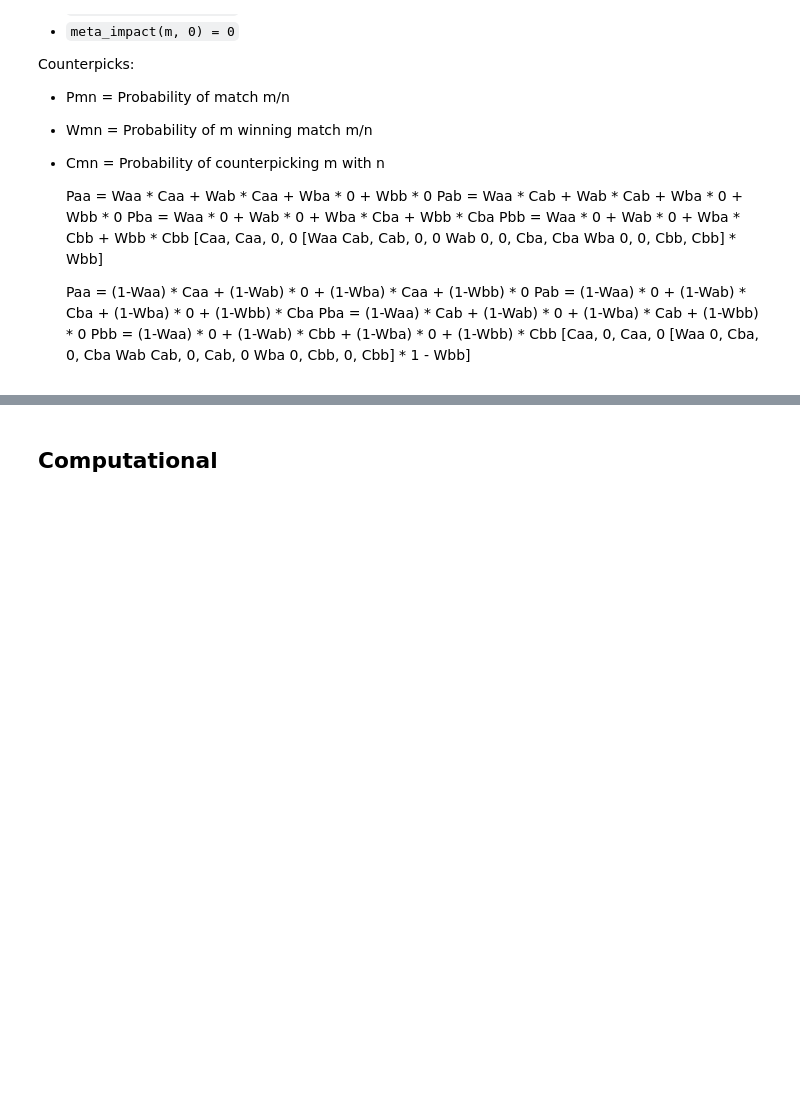
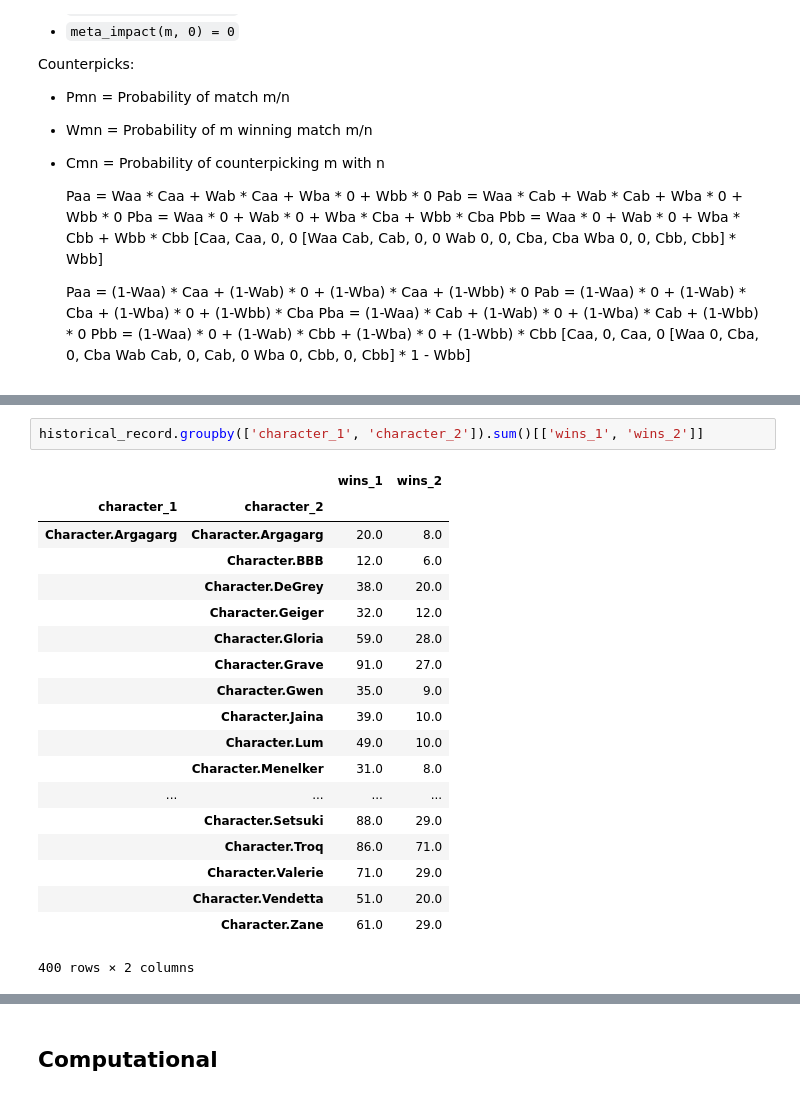
Before and after one commit to cpennington/yomi-skill, a Jupyter notebook: Counterpick Computations.ipynb, the cells around one changed output, grey strips where cells are left out. Cells and saved outputs as stored; diff of their text form; blank space fills up the shorter version.

```diff
--- a/Counterpick Computations.ipynb
+++ b/Counterpick Computations.ipynb
@@ -179,0 +262,22 @@ identity = pandas.DataFrame({
+# %%
+historical_record.groupby(['character_1', 'character_2']).sum()[['wins_1', 'wins_2']]
+# %% [output]
+|  |  | wins_1 | wins_2 |
+| character_1 | character_2 |  |  |
+| Character.Argagarg | Character.Argagarg | 20.0 | 8.0 |
+|  | Character.BBB | 12.0 | 6.0 |
+|  | Character.DeGrey | 38.0 | 20.0 |
+|  | Character.Geiger | 32.0 | 12.0 |
+|  | Character.Gloria | 59.0 | 28.0 |
+|  | Character.Grave | 91.0 | 27.0 |
+|  | Character.Gwen | 35.0 | 9.0 |
+|  | Character.Jaina | 39.0 | 10.0 |
+|  | Character.Lum | 49.0 | 10.0 |
+|  | Character.Menelker | 31.0 | 8.0 |
+| ... | ... | ... | ... |
+|  | Character.Setsuki | 88.0 | 29.0 |
+|  | Character.Troq | 86.0 | 71.0 |
+|  | Character.Valerie | 71.0 | 29.0 |
+|  | Character.Vendetta | 51.0 | 20.0 |
+|  | Character.Zane | 61.0 | 29.0 |
+400 rows × 2 columns
```
Also changed, not shown: parts of 29 cells of this notebook, 5 other files.
